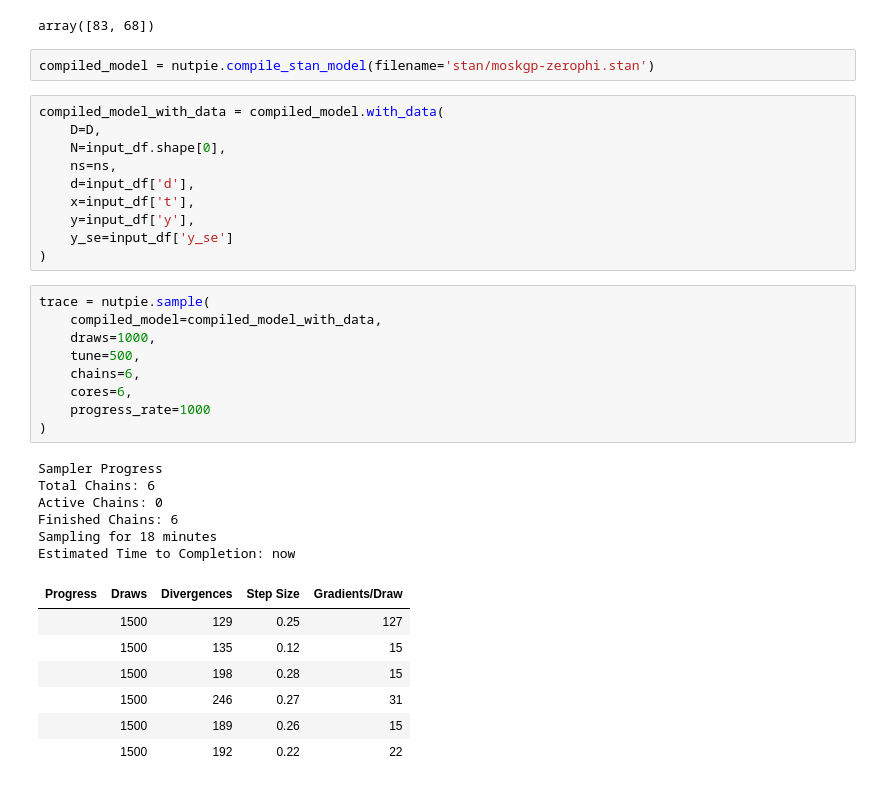
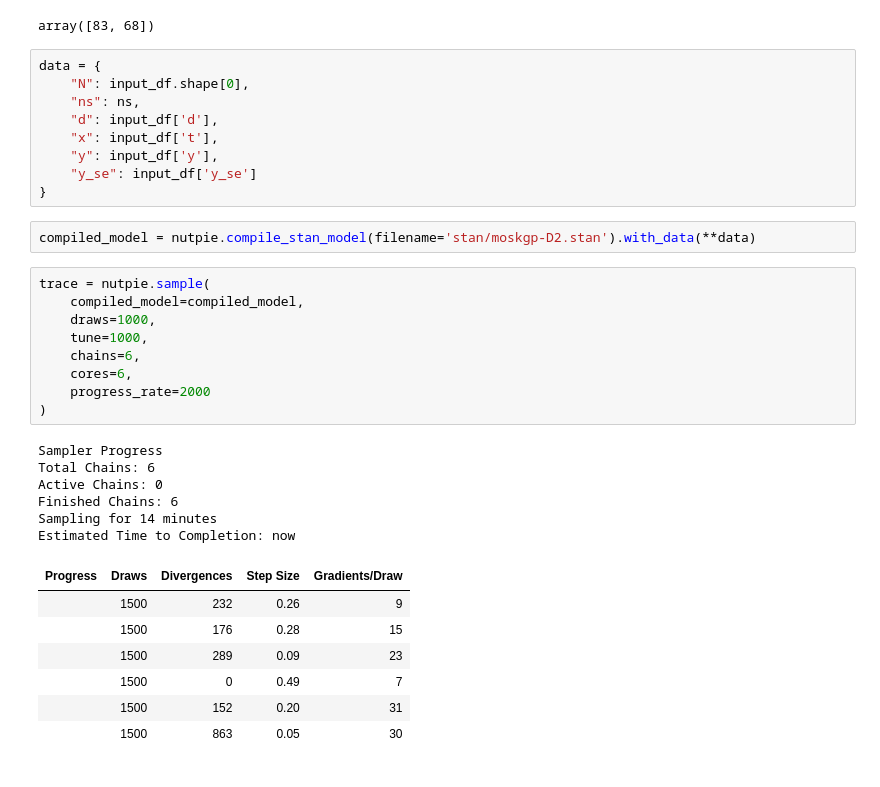
Before and after one commit to shihchingfu/mogptk-examples, a Jupyter notebook: D2-Q1-moskgp.ipynb, the cells around one changed output. Saved outputs shown, nothing was run; the diff lists cells and outputs as text.

```diff
--- a/D2-Q1-moskgp.ipynb
+++ b/D2-Q1-moskgp.ipynb
@@ -37,38 +40,37 @@ ns = input_df['d'].value_counts().to_numpy()
 ns
 # %% [output]
 array([83, 68])
+# %%
+data = {
+    "N": input_df.shape[0],
+    "ns": ns,
+    "d": input_df['d'],
+    "x": input_df['t'],
+    "y": input_df['y'],
+    "y_se": input_df['y_se']
+}
 # %%
-compiled_model = nutpie.compile_stan_model(filename='stan/moskgp-zerophi.stan')
+compiled_model = nutpie.compile_stan_model(filename='stan/moskgp-D2.stan').with_data(**data)
-# %%
-compiled_model_with_data = compiled_model.with_data(
-    D=D,
-    N=input_df.shape[0],
-    ns=ns,
-    d=input_df['d'],
-    x=input_df['t'],
-    y=input_df['y'],
-    y_se=input_df['y_se']
-)
 # %%
 trace = nutpie.sample(
-    compiled_model=compiled_model_with_data,
+    compiled_model=compiled_model,
     draws=1000,
-    tune=500,
+    tune=1000,
     chains=6,
     cores=6,
-    progress_rate=1000
+    progress_rate=2000
 )
 # %% [output]
 Sampler Progress
 Total Chains: 6
 Active Chains: 0
 Finished Chains: 6
-Sampling for 18 minutes
+Sampling for 14 minutes
 Estimated Time to Completion: now
 | Progress | Draws | Divergences | Step Size | Gradients/Draw |
-|  | 1500 | 129 | 0.25 | 127 |
-|  | 1500 | 135 | 0.12 | 15 |
-|  | 1500 | 198 | 0.28 | 15 |
-|  | 1500 | 246 | 0.27 | 31 |
-|  | 1500 | 189 | 0.26 | 15 |
-|  | 1500 | 192 | 0.22 | 22 |
+|  | 1500 | 232 | 0.26 | 9 |
+|  | 1500 | 176 | 0.28 | 15 |
+|  | 1500 | 289 | 0.09 | 23 |
+|  | 1500 | 0 | 0.49 | 7 |
+|  | 1500 | 152 | 0.20 | 31 |
+|  | 1500 | 863 | 0.05 | 30 |
```
Also changed, not shown: parts of 15 cells of this notebook.
